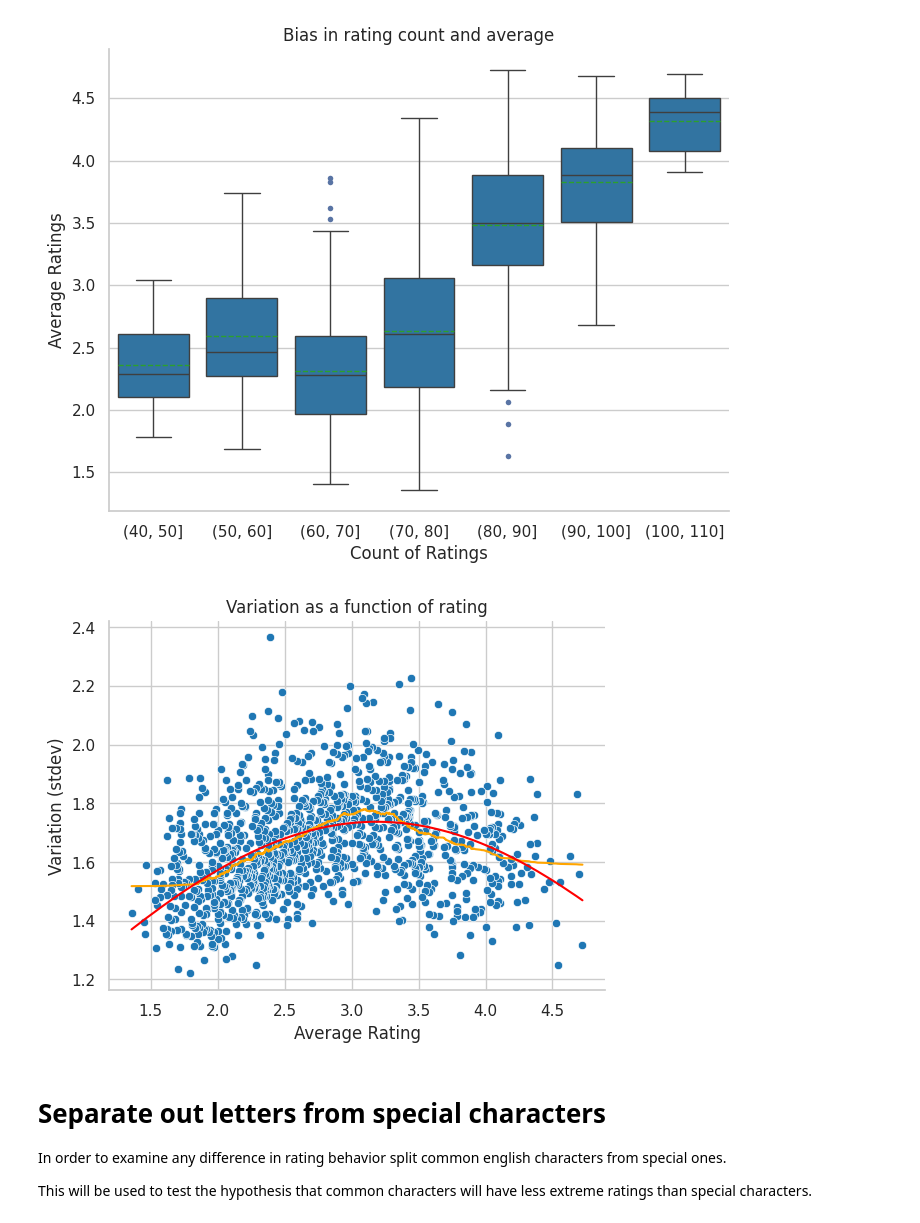
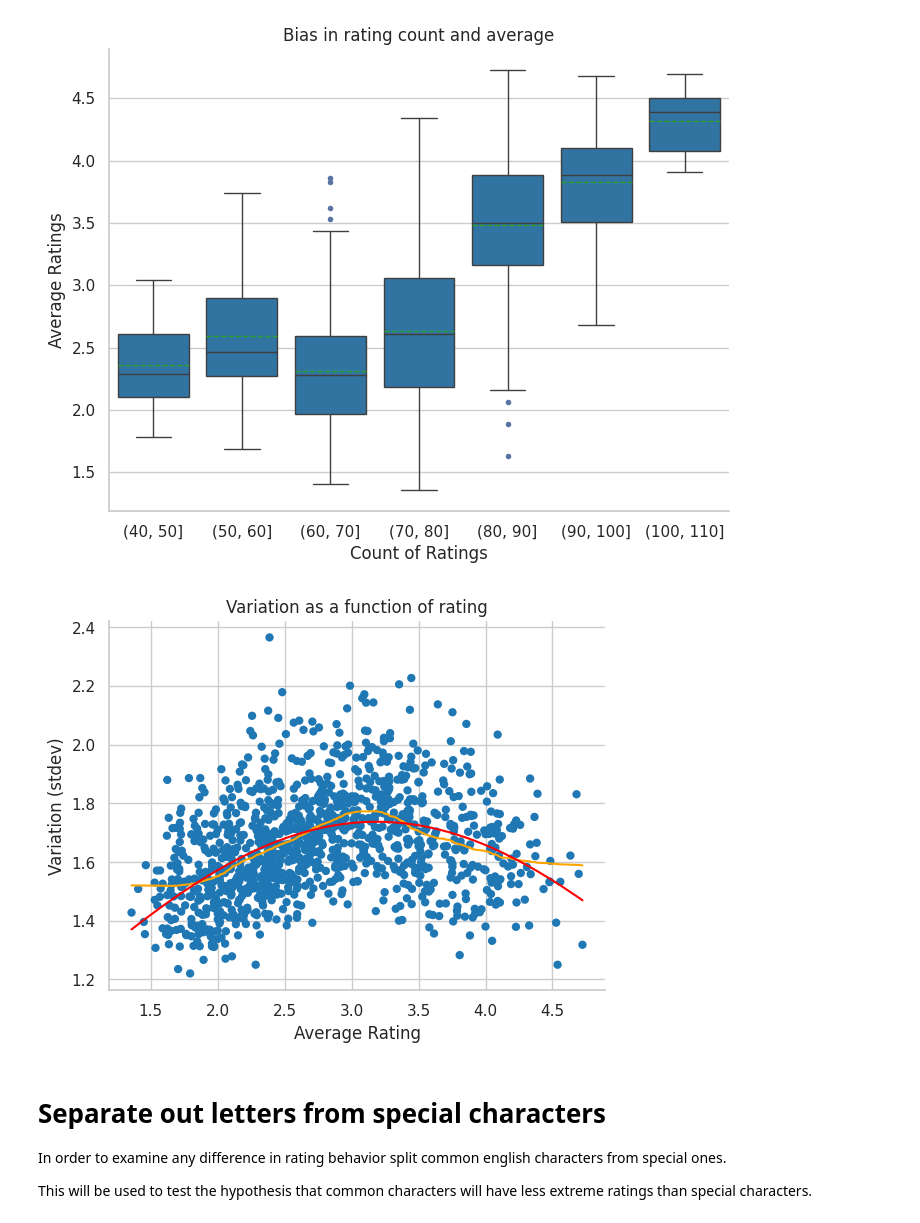
Before and after one commit to Nate-Sheibley/favorite_letters, a Jupyter notebook: favorite_letters.ipynb, the cells around one changed output. Saved outputs shown, nothing was run; the diff lists cells and outputs as text; code cells hidden in the pictures.

```diff
--- a/favorite_letters.ipynb
+++ b/favorite_letters.ipynb
@@ -354,6 +354,7 @@ used_columns = ['average', 'standard dev.']
 var_avg_df = data.loc[:, used_columns]
 # build a filtered dataset to show trend clearly
 var_avg_df['savgol_filter_stdev'] = signal.savgol_filter(data['standard dev.'], 175, 1)
+var_avg_df['double_savgol_stdev'] = signal.savgol_filter(var_avg_df['savgol_filter_stdev'], 175, 3)
 # %%
 def func(x, a, b, c):
     return a * np.exp(-((x - b)**2)/(2 * c**2))
@@ -363,21 +364,22 @@ df_model_avgstdev = pd.DataFrame({'modelx':xdata, 'calcy':func(xdata, *popt)})
 # %%
 # Set up the matplotlib figure
 fig, ax= plt.subplots()
 
 # Draw a the base scatterplot
-sns.scatterplot(data=var_avg_df,  y='standard dev.', x='average')
+sns.scatterplot(data=var_avg_df,  y='standard dev.', x='average',
+                edgecolor="none")
 # Draw the savgol filtered data to show a trend
-sns.lineplot(data=var_avg_df,  y='savgol_filter_stdev', x='average', color= 'orange')
+sns.lineplot(data=var_avg_df,  y='double_savgol_stdev', x='average', color= 'orange')
 sns.lineplot(data=df_model_avgstdev, y='calcy', x='modelx', color= 'red')
 
 # Finalize the ax1
 ax.set_xlabel("Average Rating")
 ax.set_ylabel("Variation (stdev)")
 ax.set_title("Variation as a function of rating")
 sns.despine()
 fig.savefig("images/avg_stdev_scatter")
 # %% [output]
-[figure, old version]
+[figure, new version]
 # %% [markdown]
 # Separate out letters from special characters
 In order to examine any difference in rating behavior split common english characters from special ones.
```
Also changed, not shown: parts of 9 cells of this notebook, 2 other files.
